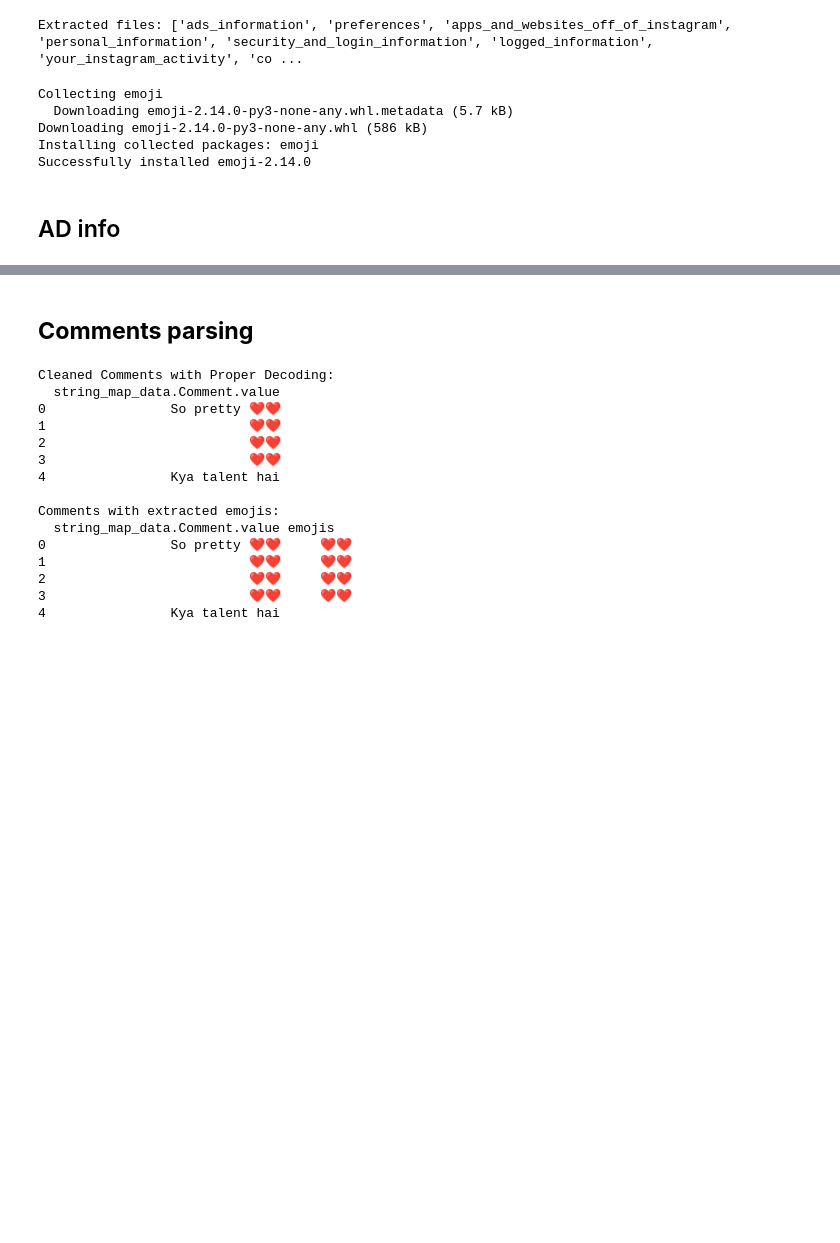
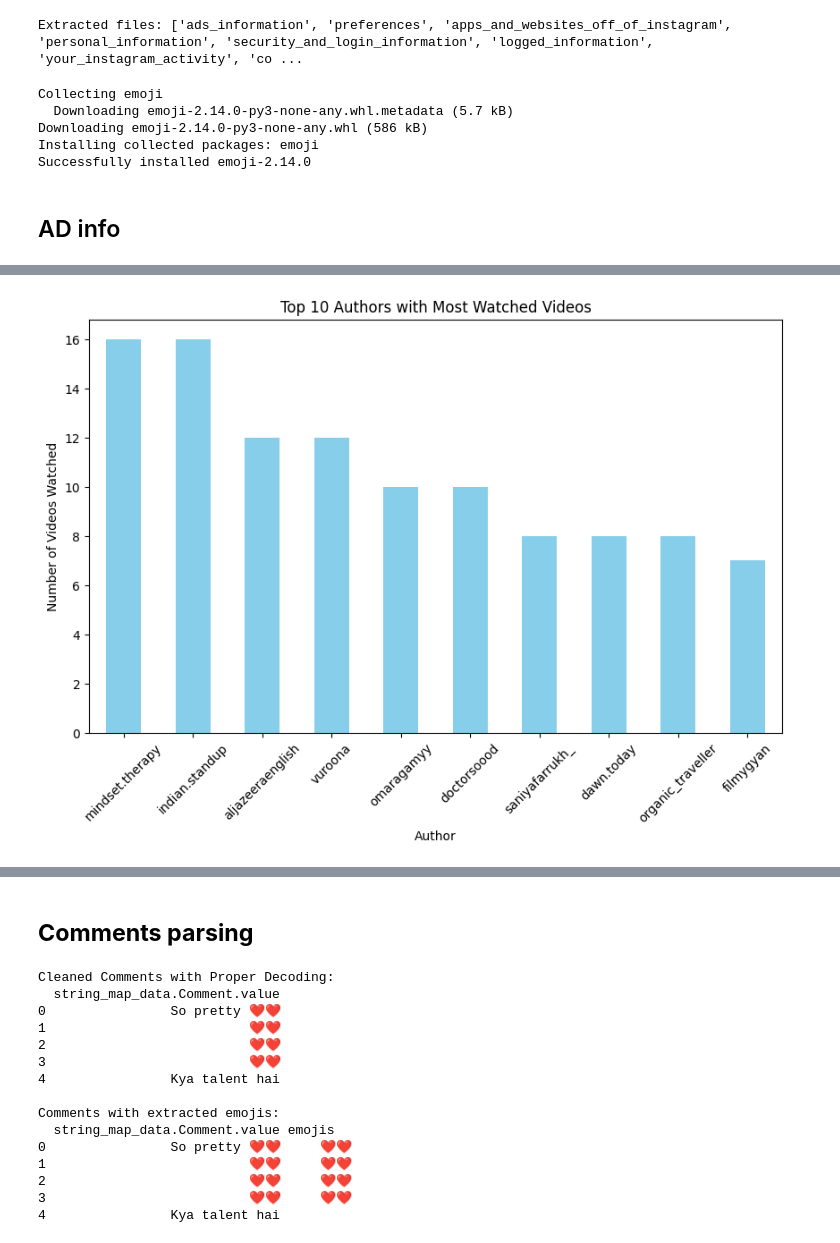
Before and after one commit to KashmalaSiddiqui/210FinalProject, a Jupyter notebook: 210Proj.ipynb, the cells around one changed output, grey strips where cells are left out. Drawn from its saved outputs; the diff is of its cells as text; code cells hidden in the pictures; blank space fills up the shorter version.

```diff
--- a/210Proj.ipynb
+++ b/210Proj.ipynb
@@ -42,0 +276,86 @@ ads_info_path = "/content/extracted_data/ads_information"
+# %%
+import json
+import pandas as pd
+import matplotlib.pyplot as plt
+import matplotlib.dates as mdates
+
+# Specify the file path for 'videos_watched.json'
+file_path = "/content/extracted_data/ads_information/ads_and_topics/videos_watched.json"
+
+# Load the JSON file and convert to DataFrame
+with open(file_path, 'r', encoding='utf-8') as f:
+    videos_watched_data = json.load(f)
+
+if 'impressions_history_videos_watched' in videos_watched_data:
+    videos_watched_list = videos_watched_data['impressions_history_videos_watched']
+    df_videos_watched = pd.json_normalize(videos_watched_list, sep='.')
+else:
+    print("No 'impressions_history_videos_watched' data found in the JSON file.")
+    exit()
+
+# Extract relevant fields
+df_videos_watched['author'] = df_videos_watched['string_map_data.Author.value']
+df_videos_watched['timestamp'] = pd.to_datetime(df_videos_watched['string_map_data.Time.timestamp'], unit='s')
+
+# Inspect the data
+print("\nColumns in the dataset:")
+print(df_videos_watched.columns)
+
+print("\nSample Data:")
+print(df_videos_watched[['author', 'timestamp']].head())
+
+# 1. Most Watched Authors
+author_counts = df_videos_watched['author'].value_counts()
+print("\nTop 10 Authors with Most Watched Videos:")
+print(author_counts.head(10))
+
+# Plot Most Watched Authors
+plt.figure(figsize=(10, 6))
+author_counts.head(10).plot(kind='bar', color='skyblue')
+plt.title("Top 10 Authors with Most Watched Videos")
+plt.xlabel("Author")
+plt.ylabel("Number of Videos Watched")
+plt.xticks(rotation=45)
+plt.show()
+
+# 2. Timeline Analysis: Videos Watched Over Time
+videos_per_day = df_videos_watched.set_index('timestamp').resample('D')['author'].count()
+
+# Smooth the curve using a rolling average
+videos_per_day_smoothed = videos_per_day.rolling(window=3).mean()
+
+# Plot Videos Watched Over Time
+plt.figure(figsize=(12, 6))
+plt.plot(videos_per_day.index, videos_per_day, color='orange', alpha=0.6, label='Daily Views')
+plt.plot(videos_per_day.index, videos_per_day_smoothed, color='red', label='Smoothed (3-day Avg)', linewidth=2)
+
+# Annotate highest and lowest points
+max_day = videos_per_day.idxmax()
+min_day = videos_per_day.idxmin()
+plt.annotate(f"Highest: {videos_per_day.max()}", xy=(max_day, videos_per_day.max()), xytext=(max_day, videos_per_day.max() + 5),
+             arrowprops=dict(facecolor='green', arrowstyle='->'), fontsize=10, color='green')
+plt.annotate(f"Lowest: {videos_per_day.min()}", xy=(min_day, videos_per_day.min()), xytext=(min_day, videos_per_day.min() - 5),
+             arrowprops=dict(facecolor='red', arrowstyle='->'), fontsize=10, color='red')
+
+# Enhance x-axis labels
+plt.gca().xaxis.set_major_formatter(mdates.DateFormatter('%d %b'))
+plt.gca().xaxis.set_major_locator(mdates.DayLocator(interval=1))
+plt.gcf().autofmt_xdate()
+
+# Add title and labels
+plt.title("Videos Watched Over Time (With Smoothing and Annotations)", fontsize=14)
+plt.xlabel("Date", fontsize=12)
+plt.ylabel("Number of Videos Watched", fontsize=12)
+plt.legend()
+plt.grid(alpha=0.3)
+plt.show()
+
+# 3. Time Range Analysis
+start_year = df_videos_watched['timestamp'].min().year
+end_year = df_videos_watched['timestamp'].max().year
+years_of_data = end_year - start_year + 1
+
+print(f"\nStart Year: {start_year}")
+print(f"End Year: {end_year}")
+print(f"Years of Data: {years_of_data} years")
+# %% [output]
@@ -42,0 +379 @@ ads_info_path = "/content/extracted_data/ads_information"
+[figure, added]
```
Also changed, not shown: parts of 6 cells of this notebook.
